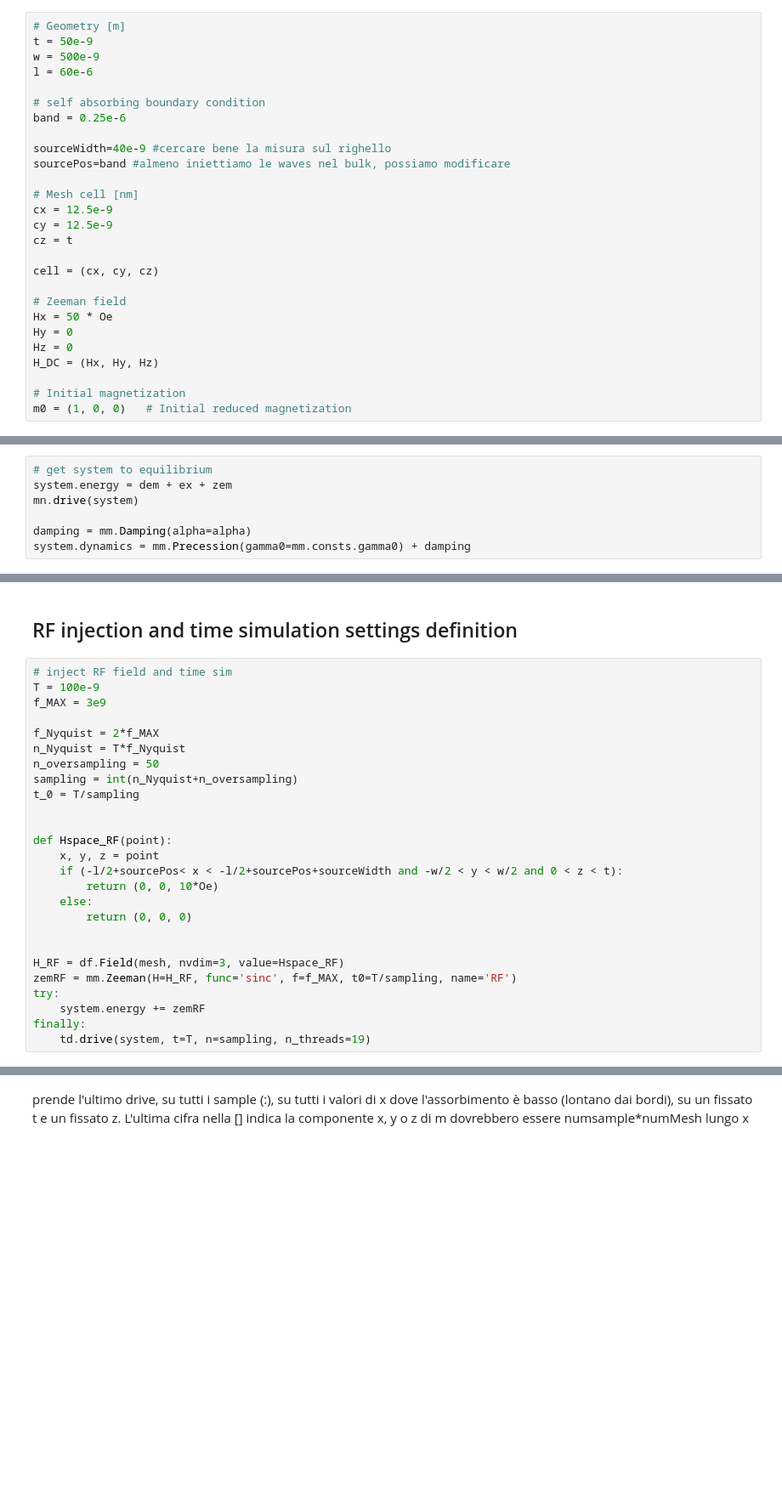
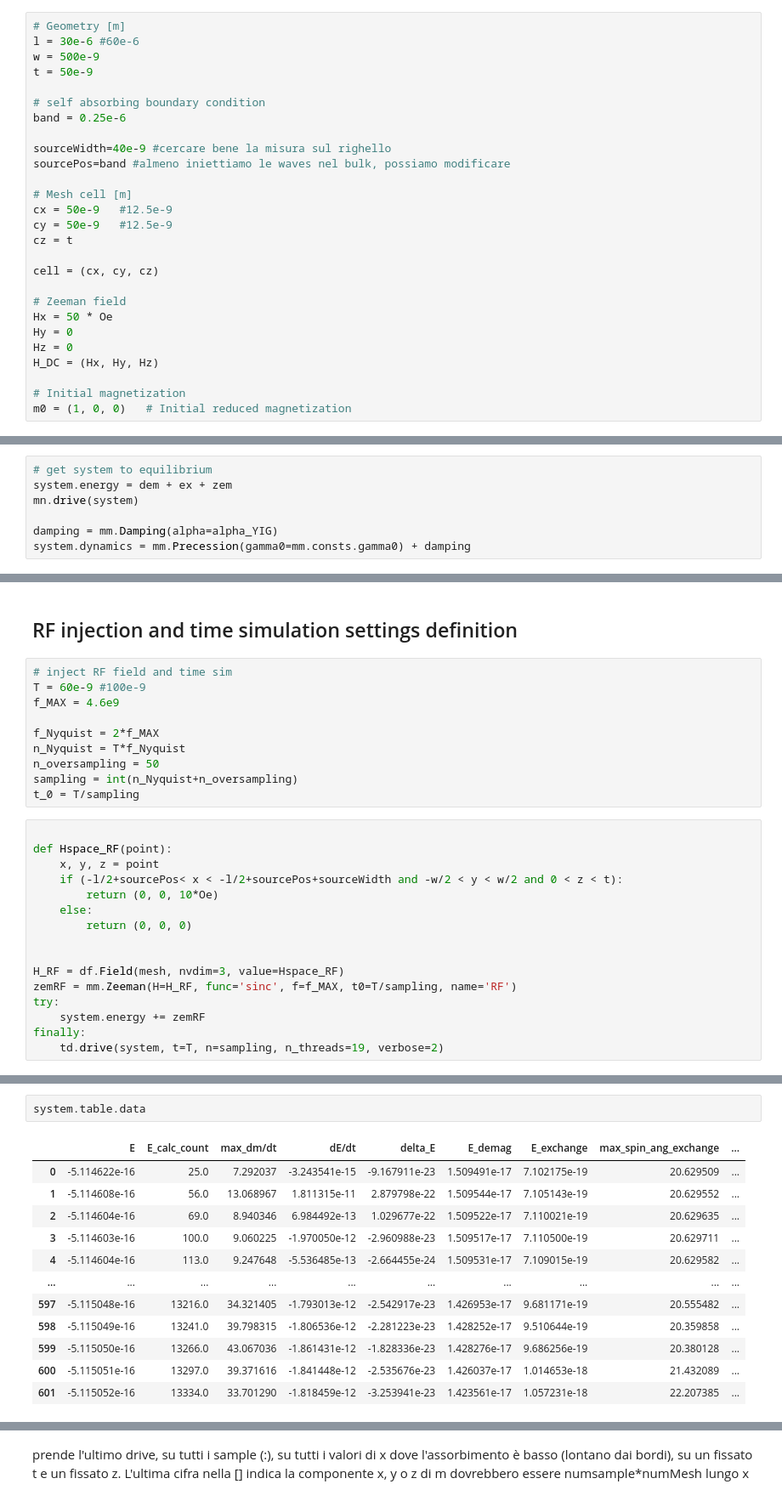
Before and after one commit to RiccardoCiviero/Spintronic_Project, a Jupyter notebook: P1.ipynb, the cells around one changed output, grey strips where cells are left out. Shown at 85% size. Drawn from its saved outputs; the diff is of its cells as text; blank space fills up the shorter version.

```diff
--- a/P1.ipynb
+++ b/P1.ipynb
@@ -24,9 +27,9 @@ A_YIG = 4.22e-12           # Exchange stiffness (J/m)
 ## Sample and mesh cell creation
 # %%
 # Geometry [m]
+l = 30e-6 #60e-6
+w = 500e-9
 t = 50e-9
-w = 500e-9
-l = 60e-6
 
 # self absorbing boundary condition
 band = 0.25e-6
@@ -34,9 +37,9 @@ band = 0.25e-6
 sourceWidth=40e-9 #cercare bene la misura sul righello
 sourcePos=band #almeno iniettiamo le waves nel bulk, possiamo modificare
 
-# Mesh cell [nm]
-cx = 12.5e-9
-cy = 12.5e-9
+# Mesh cell [m]
+cx = 50e-9   #12.5e-9
+cy = 50e-9   #12.5e-9
 cz = t
 
 cell = (cx, cy, cz)
@@ -139,6 +160,6 @@ system.m.sel('z').resample((20,10)).mpl.vector(ax=ax,headwidth=3,scale=2e7)
 system.energy = dem + ex + zem
 mn.drive(system)
 
-damping = mm.Damping(alpha=alpha)
+damping = mm.Damping(alpha=alpha_YIG)
 system.dynamics = mm.Precession(gamma0=mm.consts.gamma0) + damping
 # %% [output]
@@ -146,16 +167,16 @@ Running OOMMF (ExeOOMMFRunner)[2024/01/15 13:36]... (13.3 s)
 # %% [markdown]
 ## RF injection and time simulation settings definition
+# %%
+# inject RF field and time sim
+T = 60e-9 #100e-9
+f_MAX = 4.6e9
+
+f_Nyquist = 2*f_MAX
+n_Nyquist = T*f_Nyquist
+n_oversampling = 50
+sampling = int(n_Nyquist+n_oversampling)
+t_0 = T/sampling
 # %%
-# inject RF field and time sim
-T = 100e-9
-f_MAX = 3e9
-
-f_Nyquist = 2*f_MAX
-n_Nyquist = T*f_Nyquist
-n_oversampling = 50
-sampling = int(n_Nyquist+n_oversampling)
-t_0 = T/sampling
-
 
 def Hspace_RF(point):
     x, y, z = point
@@ -170,5 +191,5 @@ zemRF = mm.Zeeman(H=H_RF, func='sinc', f=f_MAX, t0=T/sampling, name='RF')
 try:
     system.energy += zemRF
 finally:
-    td.drive(system, t=T, n=sampling, n_threads=19)
+    td.drive(system, t=T, n=sampling, n_threads=19, verbose=2)
 # %% [output]
@@ -175,0 +197,15 @@ Running OOMMF (ExeOOMMFRunner)[2024/01/15 13:39]... (11207.2 s)
+# %%
+system.table.data
+# %% [output]
+|  | E | E_calc_count | max_dm/dt | dE/dt | delta_E | E_demag | E_exchange | max_spin_ang_exchange | ... |
+| 0 | -5.114622e-16 | 25.0 | 7.292037 | -3.243541e-15 | -9.167911e-23 | 1.509491e-17 | 7.102175e-19 | 20.629509 | ... |
+| 1 | -5.114608e-16 | 56.0 | 13.068967 | 1.811315e-11 | 2.879798e-22 | 1.509544e-17 | 7.105143e-19 | 20.629552 | ... |
+| 2 | -5.114604e-16 | 69.0 | 8.940346 | 6.984492e-13 | 1.029677e-22 | 1.509522e-17 | 7.110021e-19 | 20.629635 | ... |
+| 3 | -5.114603e-16 | 100.0 | 9.060225 | -1.970050e-12 | -2.960988e-23 | 1.509517e-17 | 7.110500e-19 | 20.629711 | ... |
+| 4 | -5.114604e-16 | 113.0 | 9.247648 | -5.536485e-13 | -2.664455e-24 | 1.509531e-17 | 7.109015e-19 | 20.629582 | ... |
+| ... | ... | ... | ... | ... | ... | ... | ... | ... | ... |
+| 597 | -5.115048e-16 | 13216.0 | 34.321405 | -1.793013e-12 | -2.542917e-23 | 1.426953e-17 | 9.681171e-19 | 20.555482 | ... |
+| 598 | -5.115049e-16 | 13241.0 | 39.798315 | -1.806536e-12 | -2.281223e-23 | 1.428252e-17 | 9.510644e-19 | 20.359858 | ... |
+| 599 | -5.115050e-16 | 13266.0 | 43.067036 | -1.861431e-12 | -1.828336e-23 | 1.428276e-17 | 9.686256e-19 | 20.380128 | ... |
+| 600 | -5.115051e-16 | 13297.0 | 39.371616 | -1.841448e-12 | -2.535676e-23 | 1.426037e-17 | 1.014653e-18 | 21.432089 | ... |
+| 601 | -5.115052e-16 | 13334.0 | 33.701290 | -1.818459e-12 | -3.253941e-23 | 1.423561e-17 | 1.057231e-18 | 22.207385 | ... |
```
Also changed, not shown: parts of 14 cells of this notebook.
